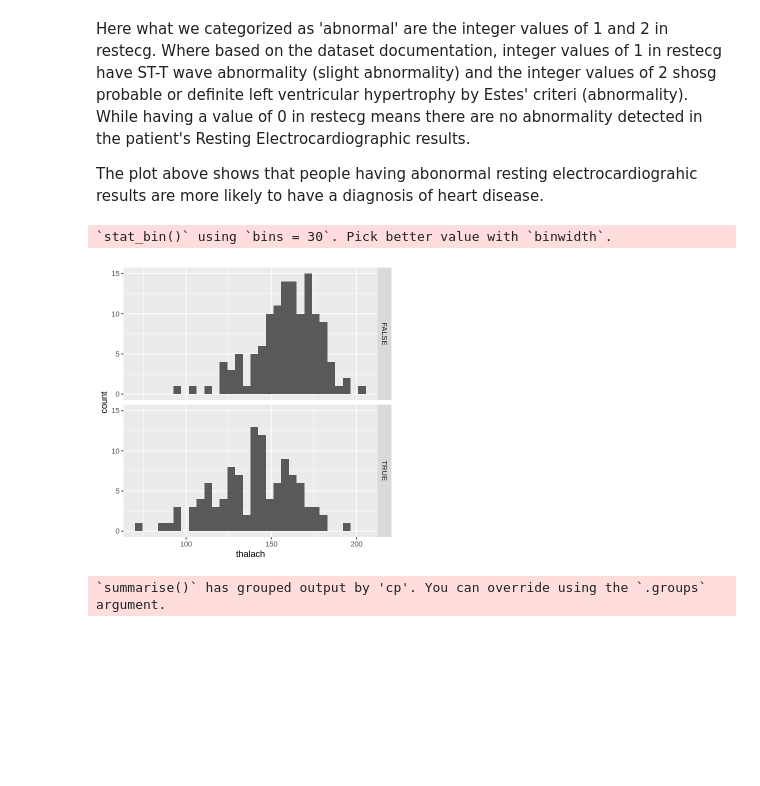
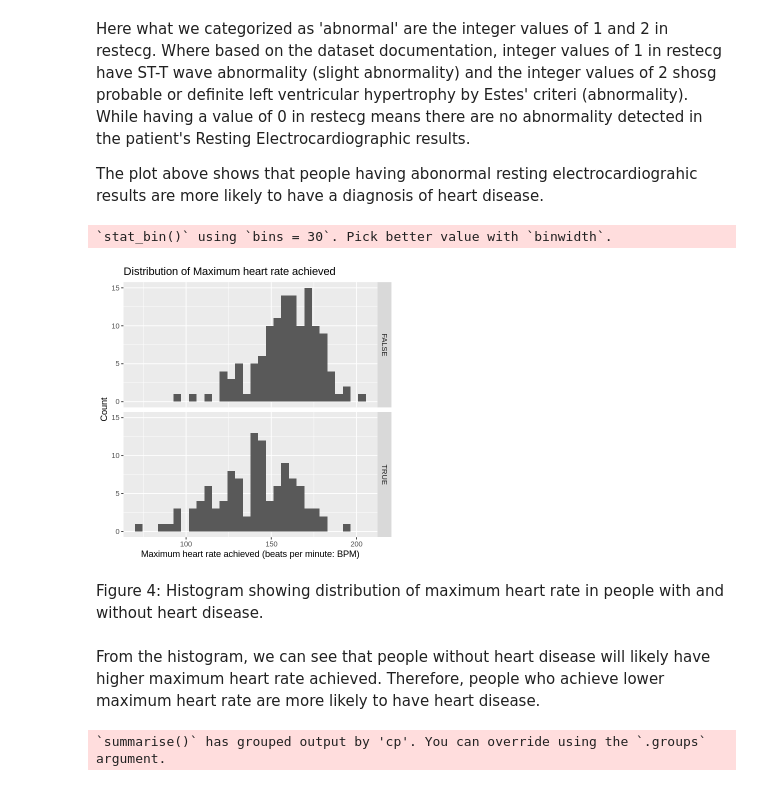
Before and after one commit to wtarit/dsci-100-project, a Jupyter notebook: group_report.ipynb, the cells around one changed output. Cells and saved outputs as stored; diff of their text form; code cells hidden in the pictures; blank space fills up the shorter version.

Commit message:
Add table and figure number, add confusion matrix

```diff
--- a/group_report.ipynb
+++ b/group_report.ipynb
@@ -198,16 +231,21 @@ Here what we categorized as 'abnormal' are the integer values of 1 and 2 in rest
 
 The plot above shows that people having abonormal resting  electrocardiograhic results are more likely to have a diagnosis of heart disease.
 # %%
-# thalach
-# a <- filter(heart_disease_train, num == 0)
-thalach_dist_1 <- ggplot(heart_disease_train, aes(x = thalach)) +
+thalach_dist <- ggplot(heart_disease_train, aes(x = thalach)) +
     geom_histogram() +
-    facet_grid(rows = vars(Class))
+    facet_grid(rows = vars(Class)) +
+    ggtitle("Distribution of Maximum heart rate achieved") +
+    xlab("Maximum heart rate achieved (beats per minute: BPM)") +
+    ylab("Count")
 
-thalach_dist_1
+thalach_dist
 # %% [output]
 `stat_bin()` using `bins = 30`. Pick better value with `binwidth`.
-[figure, old version]
+[figure, new version]
+# %% [markdown]
+Figure 4: Histogram showing distribution of maximum heart rate in people with and without heart disease.
+# %% [markdown]
+From the histogram, we can see that people without heart disease will likely have higher maximum heart rate achieved. Therefore, people who achieve lower maximum heart rate are more likely to have heart disease.
 # %%
 options(repr.plot.width = 5, repr.plot.height = 5)
 
```
Also changed, not shown: parts of 45 cells of this notebook.
